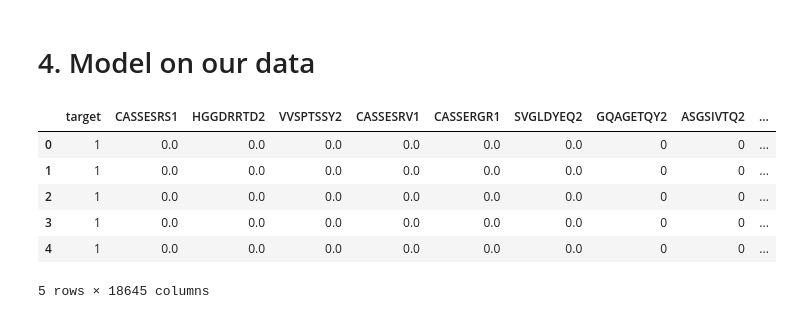
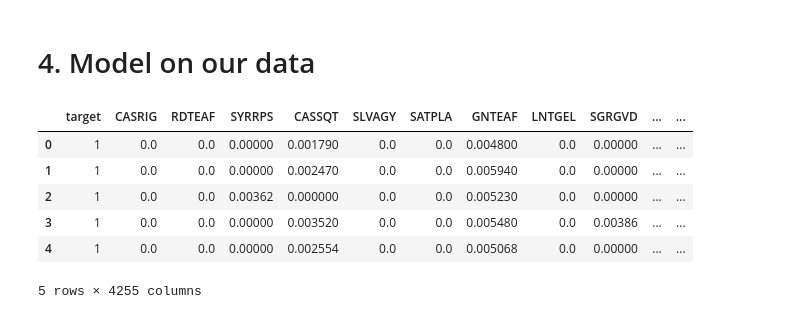
Before and after one commit to antigenomics/bioinf-cov-classifier, a Jupyter notebook: sample-classifier/SampleClassification.ipynb, the cells around one changed output. Cells and saved outputs as stored; diff of their text form; code cells hidden in the pictures.

```diff
--- a/sample-classifier/SampleClassification.ipynb
+++ b/sample-classifier/SampleClassification.ipynb
@@ -284,31 +284,32 @@ Having trouble with convalescent samples... Tried different k with/without check
 # %%
 patient_path = 'convalescent/'
 healthy_path = 'healthy/'
 
 k = 6
 count = 400
 position = False
+position
 
 # count_field_name = 'count'
 # aa_crd3_field = 'crd3aa'
 
 patients = read_folder(patient_path, k=k, count=count, include_position=position,
                        count_field='count', cdr3_field='cdr3aa')
-patients = read_folder(healthy_path, k=k, count=count, include_position=position,
+control = read_folder(healthy_path, k=k, count=count, include_position=position,
                        count_field='count', cdr3_field='cdr3aa')
 count_matrix = construct_count_matrix(control, patients)
 display(count_matrix.head())
 
 # запись в среду R
 pandas_py2r(count_matrix, 'our_data')
 # %% [output]
-|  | target | CASSESRS1 | HGGDRRTD2 | VVSPTSSY2 | CASSESRV1 | CASSERGR1 | SVGLDYEQ2 | GQAGETQY2 | ASGSIVTQ2 | ... |
-| 0 | 1 | 0.0 | 0.0 | 0.0 | 0.0 | 0.0 | 0.0 | 0 | 0 | ... |
-| 1 | 1 | 0.0 | 0.0 | 0.0 | 0.0 | 0.0 | 0.0 | 0 | 0 | ... |
-| 2 | 1 | 0.0 | 0.0 | 0.0 | 0.0 | 0.0 | 0.0 | 0 | 0 | ... |
-| 3 | 1 | 0.0 | 0.0 | 0.0 | 0.0 | 0.0 | 0.0 | 0 | 0 | ... |
-| 4 | 1 | 0.0 | 0.0 | 0.0 | 0.0 | 0.0 | 0.0 | 0 | 0 | ... |
+|  | target | CASRIG | RDTEAF | SYRRPS | CASSQT | SLVAGY | SATPLA | GNTEAF | LNTGEL | SGRGVD | ... | ... |
+| 0 | 1 | 0.0 | 0.0 | 0.00000 | 0.001790 | 0.0 | 0.0 | 0.004800 | 0.0 | 0.00000 | ... | ... |
+| 1 | 1 | 0.0 | 0.0 | 0.00000 | 0.002470 | 0.0 | 0.0 | 0.005940 | 0.0 | 0.00000 | ... | ... |
+| 2 | 1 | 0.0 | 0.0 | 0.00362 | 0.000000 | 0.0 | 0.0 | 0.005230 | 0.0 | 0.00000 | ... | ... |
+| 3 | 1 | 0.0 | 0.0 | 0.00000 | 0.003520 | 0.0 | 0.0 | 0.005480 | 0.0 | 0.00386 | ... | ... |
+| 4 | 1 | 0.0 | 0.0 | 0.00000 | 0.002554 | 0.0 | 0.0 | 0.005068 | 0.0 | 0.00000 | ... | ... |
-5 rows × 18645 columns
+5 rows × 4255 columns
 # %%
 %%R
 set.seed(28)
```
Also changed, not shown: parts of 2 cells of this notebook.
